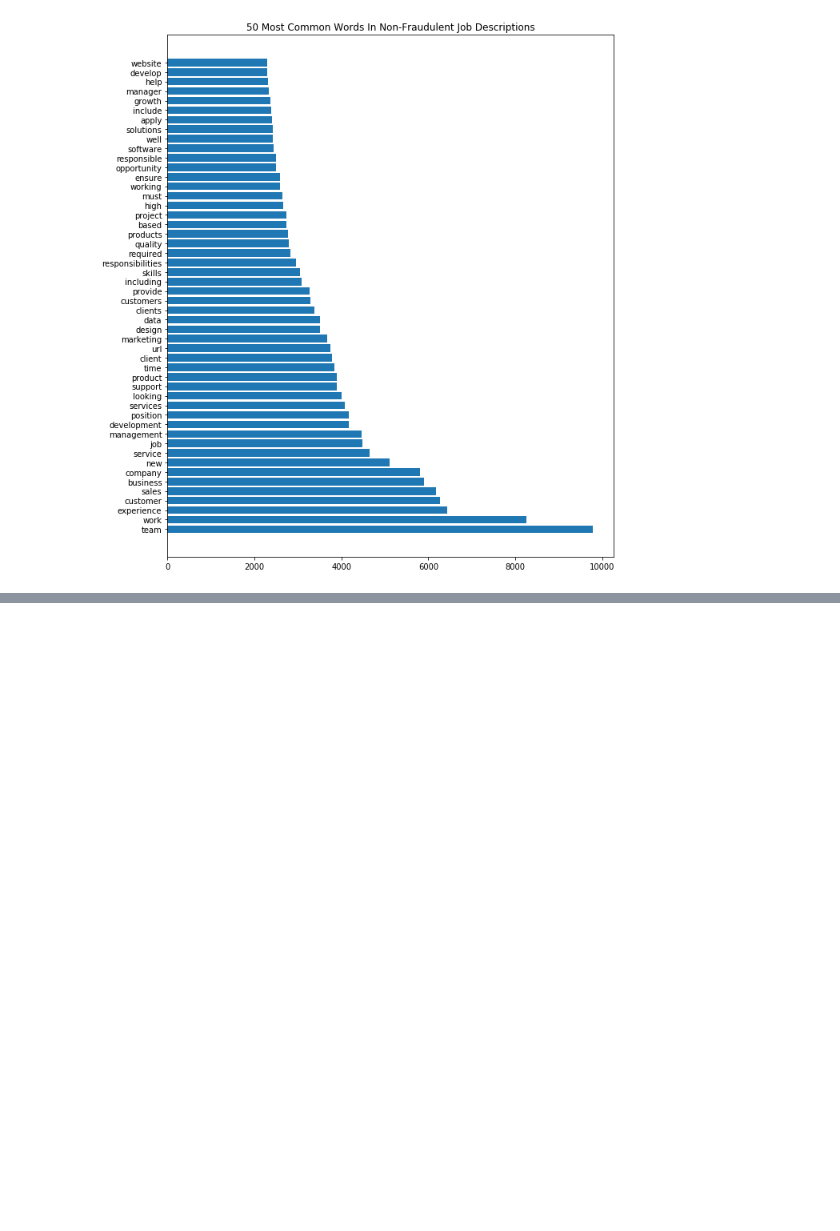
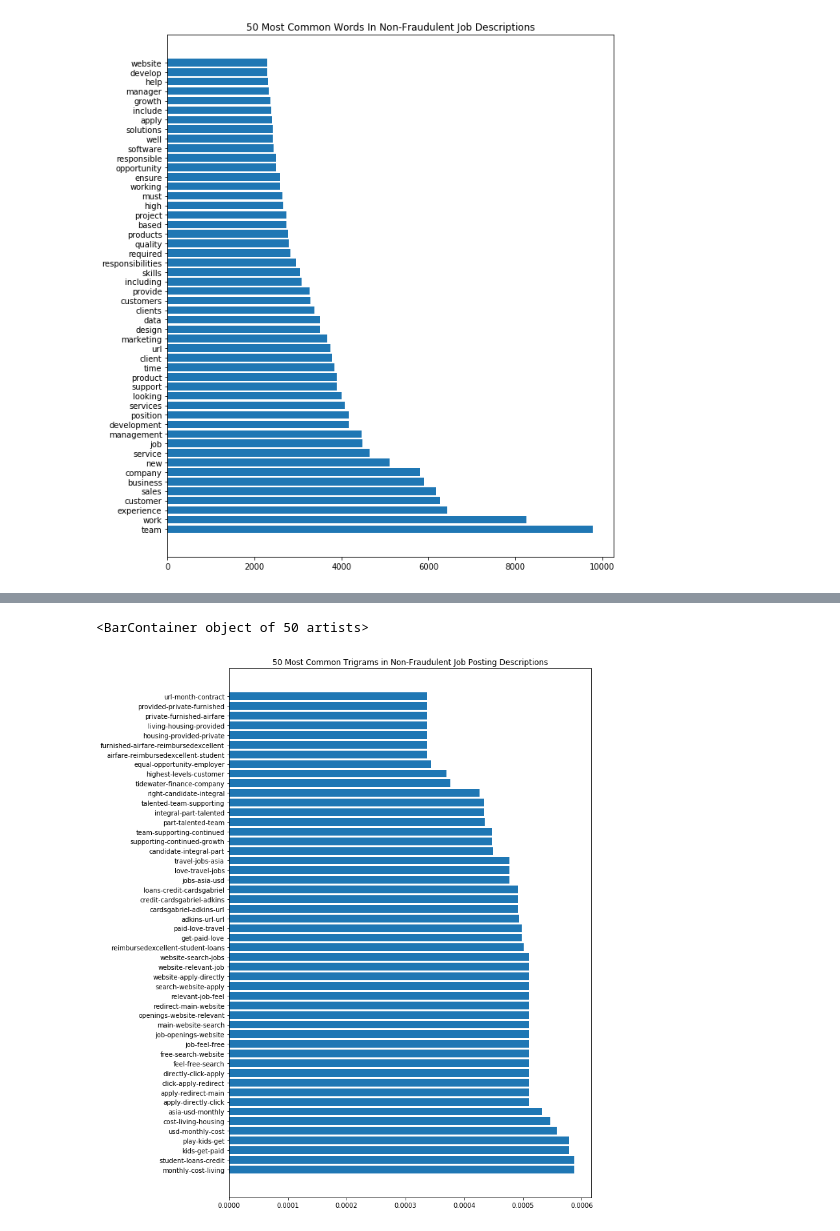
Before and after one commit to wplam107/NLP_Project, a Jupyter notebook: Mod 6 project EDA.ipynb, the cells around one changed output, grey strips where cells are left out. Saved outputs shown, nothing was run; the diff lists cells and outputs as text; code cells hidden in the pictures; blank space fills up the shorter version.

```diff
--- a/Mod 6 project EDA.ipynb
+++ b/Mod 6 project EDA.ipynb
@@ -452,0 +491,5 @@ plt.barh(nfbigram, freq)
+# %%
+trigram_measures = nltk.collocations.TrigramAssocMeasures
+nfdescription_finder = TrigramCollocationFinder.from_words(nf_description_stopped)
+nfdescription_trigrams_scored = nfdescription_finder.score_ngrams(trigram_measures.raw_freq)
+nfdescription_trigrams_scored[:50]
@@ -452,0 +514,11 @@ plt.barh(nfbigram, freq)
+# %%
+trigrams_50 = nfdescription_trigrams_scored[:50]
+nftrigram = ['-'.join(trigram) for trigram, freq in trigrams_50]
+freq = [freq for trigram,freq in trigrams_50]
+
+plt.figure(figsize=(10,15))
+plt.title('50 Most Common Trigrams in Non-Fraudulent Job Posting Descriptions')
+plt.barh(nftrigram, freq)
+# %% [output]
+<BarContainer object of 50 artists>
+[figure, added]
```
Also changed, not shown: parts of 35 cells of this notebook.
